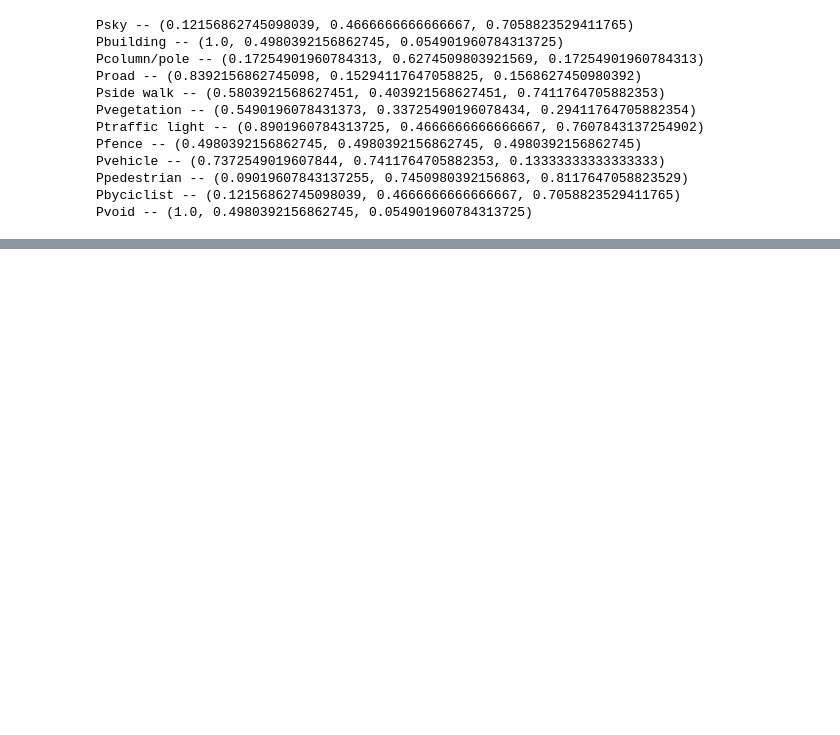
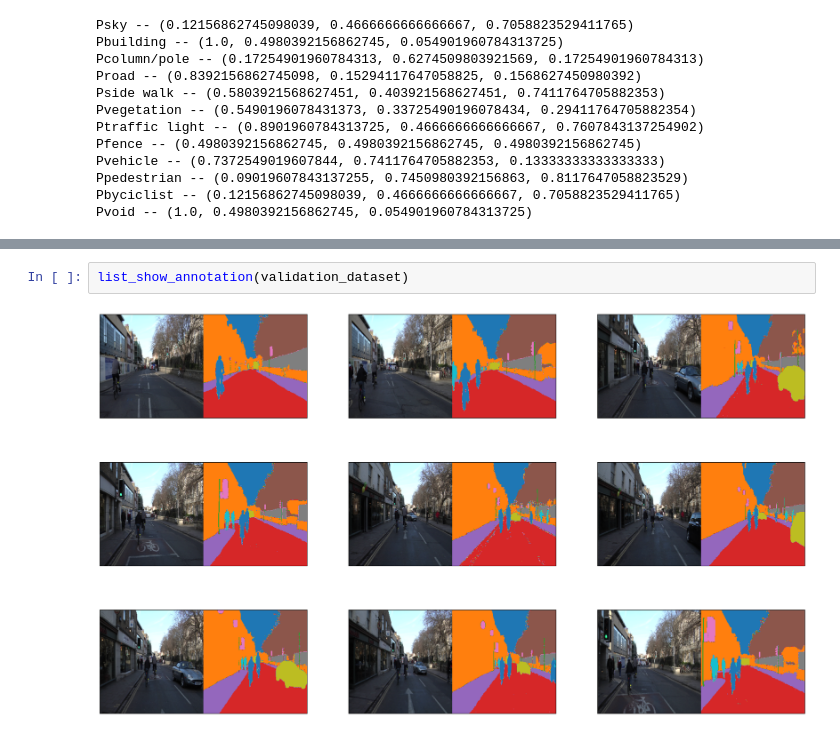
Before and after one commit to yeesem/Advanced-Tensorflow-Specialization, a Jupyter notebook: Fully_CNN_Segmentation.ipynb, the cells around one changed output, grey strips where cells are left out. Cells and saved outputs as stored; diff of their text form; blank space fills up the shorter version.

```diff
--- a/Fully_CNN_Segmentation.ipynb
+++ b/Fully_CNN_Segmentation.ipynb
@@ -145,0 +244,4 @@ Pvoid -- (1.0, 0.4980392156862745, 0.054901960784313725)
+# %%
+list_show_annotation(validation_dataset)
+# %% [output]
+[figure, added]
```
Also changed, not shown: parts of 3 cells of this notebook.
